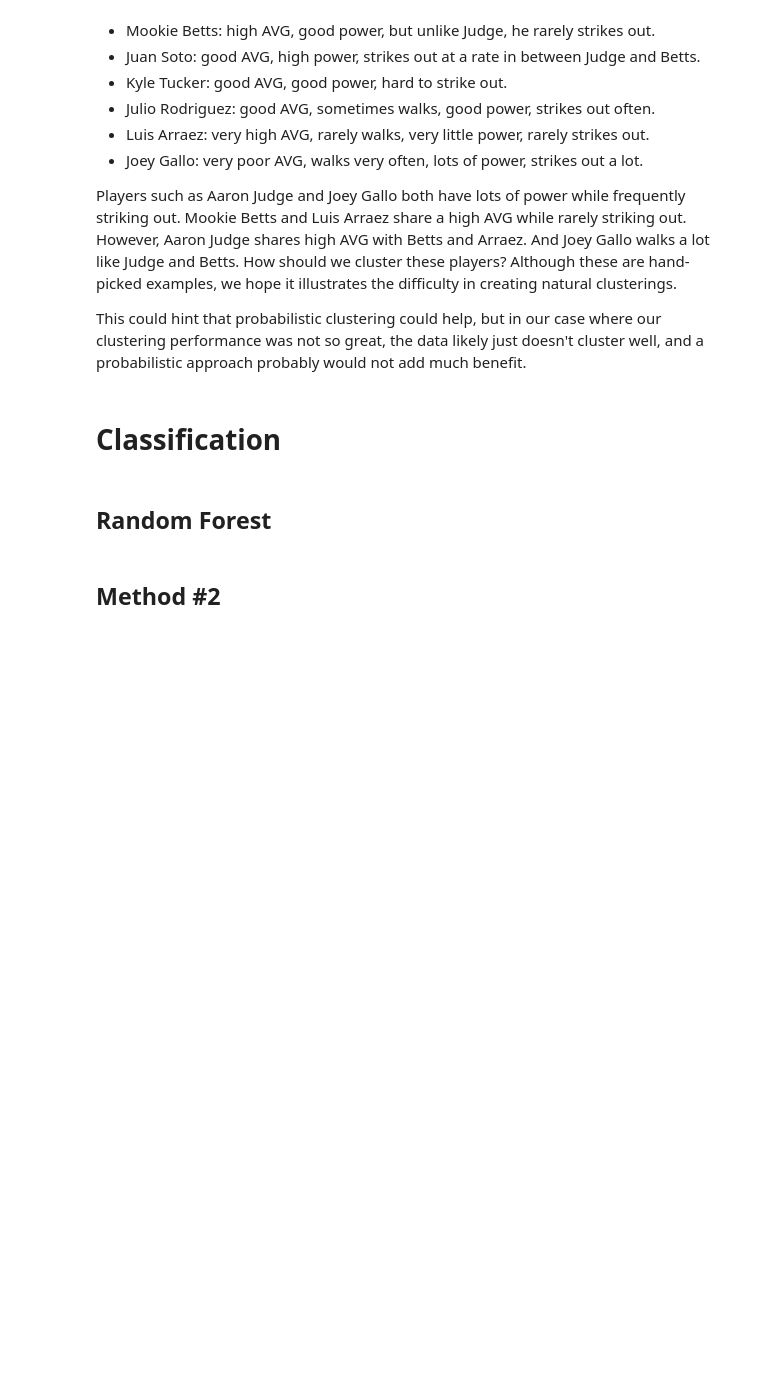
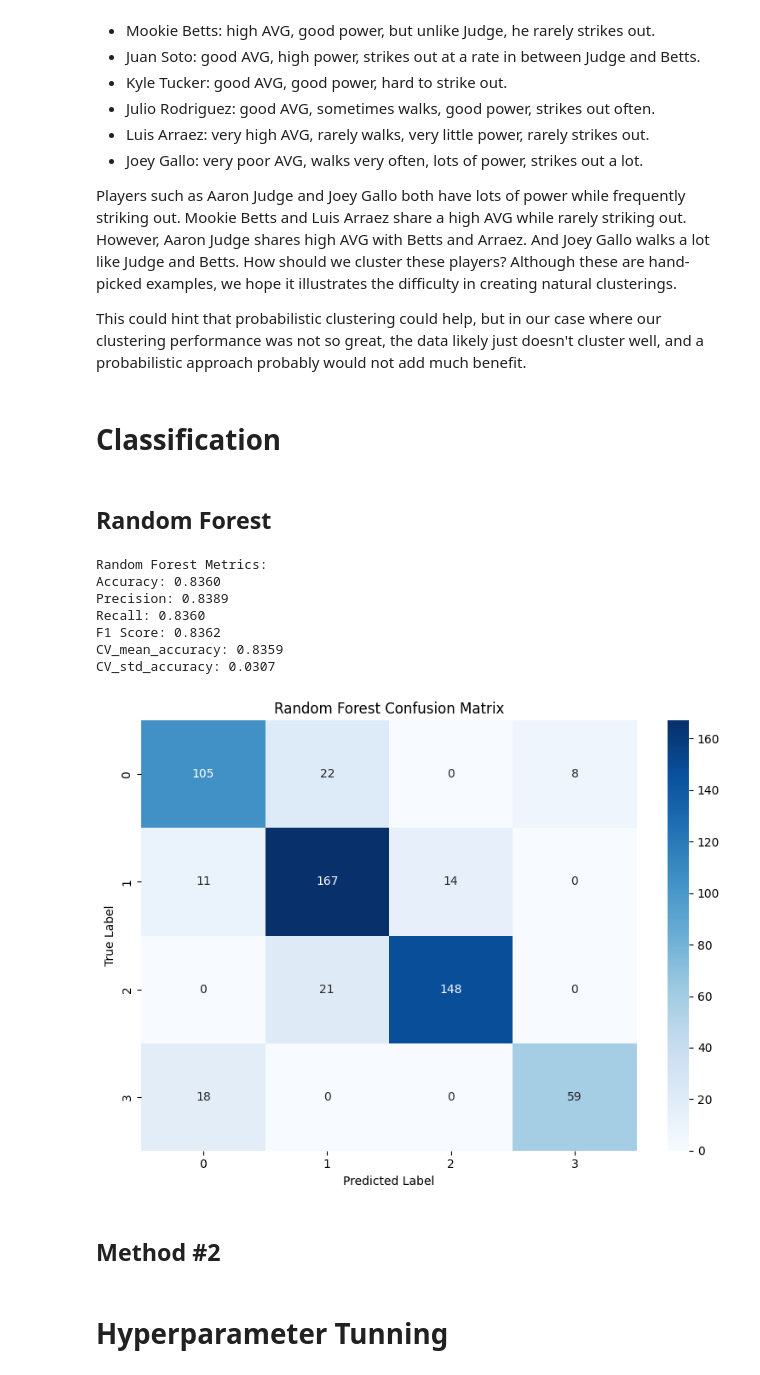
Before and after one commit to ichiro-wang/mlb-batting-analysis, a Jupyter notebook: notebooks/analysis.ipynb, the cells around one changed output. Saved outputs shown, nothing was run; the diff lists cells and outputs as text; code cells hidden in the pictures; blank space fills up the shorter version.

```diff
--- a/notebooks/analysis.ipynb
+++ b/notebooks/analysis.ipynb
@@ -853,10 +867,21 @@ This could hint that probabilistic clustering could help, but in our case where
 ## Random Forest
 # %%
 
-rf_metrics, rf_y_test, rf_y_pred, = cf.evaluate_random_forest(
+rf, rf_metrics, rf_y_test, rf_y_pred, rf_x_train, rf_y_train = cf.evaluate_random_forest(
     X_train=X_train, X_test=X_test, y_train=y_train, y_test=y_test, cv_folds=10, random_state=42
 )
 vis.show_classfication_metrics(rf_metrics, model="Random Forest")
 vis.plot_confusion_matrix(rf_y_test, rf_y_pred, title="Random Forest Confusion Matrix")
+# %% [output]
+Random Forest Metrics:
+Accuracy: 0.8360
+Precision: 0.8389
+Recall: 0.8360
+F1 Score: 0.8362
+CV_mean_accuracy: 0.8359
+CV_std_accuracy: 0.0307
+[figure, added]
 # %% [markdown]
 ## Method #2
+# %% [markdown]
+# Hyperparameter Tunning
```
Also changed, not shown: parts of 4 cells of this notebook, 3 other files.
